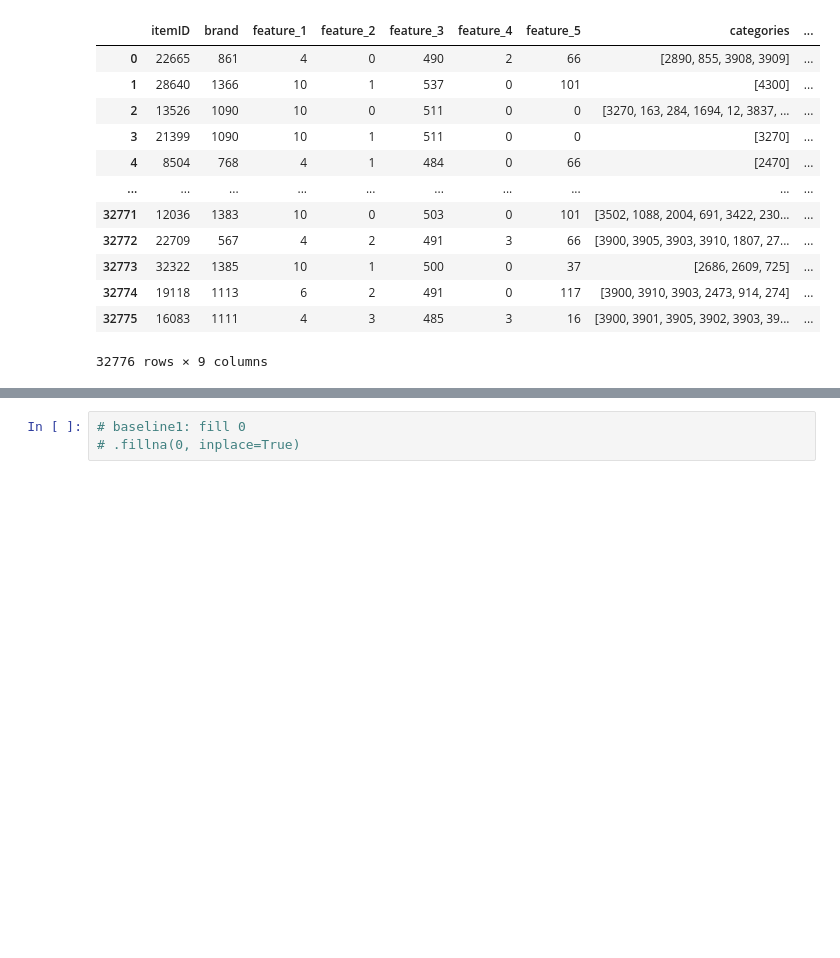
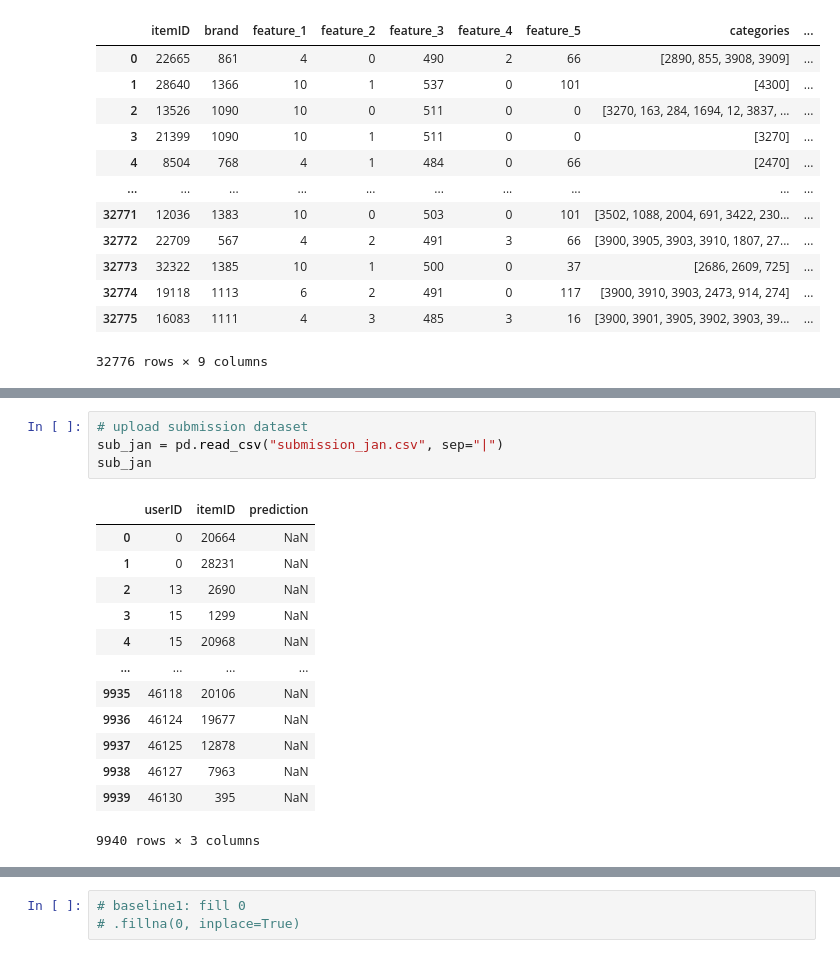
Before and after one commit to zhong3401/Data-Mining2, a Jupyter notebook: model_yuan.ipynb, the cells around one changed output, grey strips where cells are left out. Cells and saved outputs as stored; diff of their text form; blank space fills up the shorter version.

```diff
--- a/model_yuan.ipynb
+++ b/model_yuan.ipynb
@@ -175,0 +163,18 @@ X_train
+# %%
+# upload submission dataset
+sub_jan = pd.read_csv("submission_jan.csv", sep="|")
+sub_jan
+# %% [output]
+|  | userID | itemID | prediction |
+| 0 | 0 | 20664 | NaN |
+| 1 | 0 | 28231 | NaN |
+| 2 | 13 | 2690 | NaN |
+| 3 | 15 | 1299 | NaN |
+| 4 | 15 | 20968 | NaN |
+| ... | ... | ... | ... |
+| 9935 | 46118 | 20106 | NaN |
+| 9936 | 46124 | 19677 | NaN |
+| 9937 | 46125 | 12878 | NaN |
+| 9938 | 46127 | 7963 | NaN |
+| 9939 | 46130 | 395 | NaN |
+9940 rows × 3 columns
```
Also changed, not shown: parts of 7 cells of this notebook, 2 other files.
